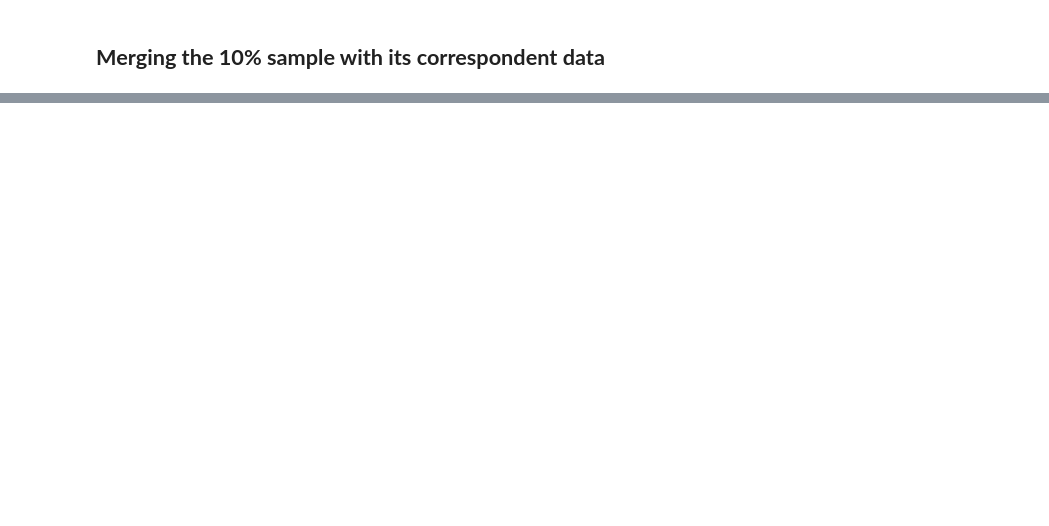
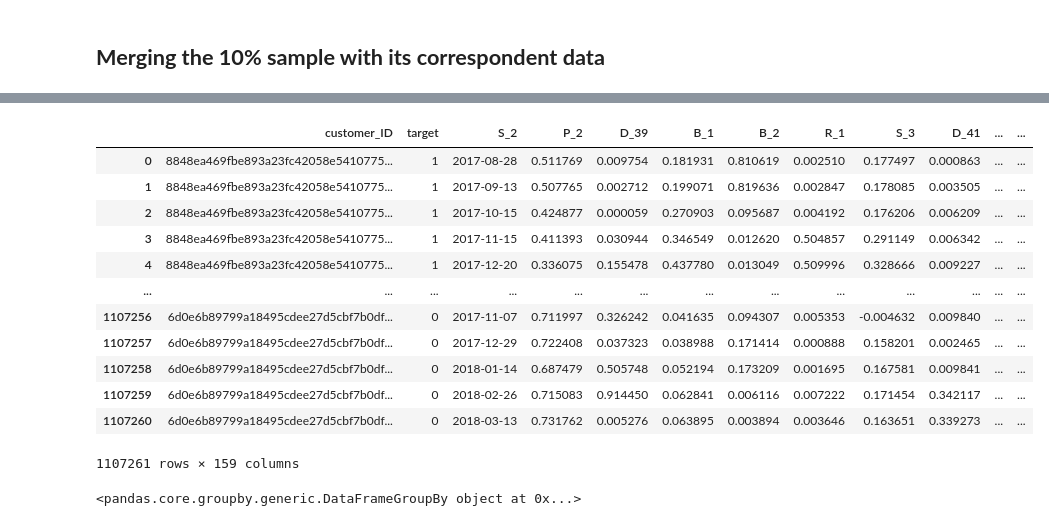
Before and after one commit to AntonioBobadilla/RetoIA, a Jupyter notebook: ClientsTrain.ipynb, the cells around one changed output, grey strips where cells are left out. Cells and saved outputs as stored; diff of their text form; code cells hidden in the pictures; blank space fills up the shorter version.

```diff
--- a/ClientsTrain.ipynb
+++ b/ClientsTrain.ipynb
@@ -56,0 +92,24 @@ TypeError: Can only merge Series or DataFrame objects, a <class 'dask.dataframe.
+# %%
+maxVal = amex_clients['customer_ID'].count()
+maxVal
+# %%
+amex_clients.dropna(thresh= (maxVal*0.70) , axis=1)
+# %% [output]
+|  | customer_ID | target | S_2 | P_2 | D_39 | B_1 | B_2 | R_1 | S_3 | D_41 | ... | ... |
+| 0 | 8848ea469fbe893a23fc42058e5410775... | 1 | 2017-08-28 | 0.511769 | 0.009754 | 0.181931 | 0.810619 | 0.002510 | 0.177497 | 0.000863 | ... | ... |
+| 1 | 8848ea469fbe893a23fc42058e5410775... | 1 | 2017-09-13 | 0.507765 | 0.002712 | 0.199071 | 0.819636 | 0.002847 | 0.178085 | 0.003505 | ... | ... |
+| 2 | 8848ea469fbe893a23fc42058e5410775... | 1 | 2017-10-15 | 0.424877 | 0.000059 | 0.270903 | 0.095687 | 0.004192 | 0.176206 | 0.006209 | ... | ... |
+| 3 | 8848ea469fbe893a23fc42058e5410775... | 1 | 2017-11-15 | 0.411393 | 0.030944 | 0.346549 | 0.012620 | 0.504857 | 0.291149 | 0.006342 | ... | ... |
+| 4 | 8848ea469fbe893a23fc42058e5410775... | 1 | 2017-12-20 | 0.336075 | 0.155478 | 0.437780 | 0.013049 | 0.509996 | 0.328666 | 0.009227 | ... | ... |
+| ... | ... | ... | ... | ... | ... | ... | ... | ... | ... | ... | ... | ... |
+| 1107256 | 6d0e6b89799a18495cdee27d5cbf7b0df... | 0 | 2017-11-07 | 0.711997 | 0.326242 | 0.041635 | 0.094307 | 0.005353 | -0.004632 | 0.009840 | ... | ... |
+| 1107257 | 6d0e6b89799a18495cdee27d5cbf7b0df... | 0 | 2017-12-29 | 0.722408 | 0.037323 | 0.038988 | 0.171414 | 0.000888 | 0.158201 | 0.002465 | ... | ... |
+| 1107258 | 6d0e6b89799a18495cdee27d5cbf7b0df... | 0 | 2018-01-14 | 0.687479 | 0.505748 | 0.052194 | 0.173209 | 0.001695 | 0.167581 | 0.009841 | ... | ... |
+| 1107259 | 6d0e6b89799a18495cdee27d5cbf7b0df... | 0 | 2018-02-26 | 0.715083 | 0.914450 | 0.062841 | 0.006116 | 0.007222 | 0.171454 | 0.342117 | ... | ... |
+| 1107260 | 6d0e6b89799a18495cdee27d5cbf7b0df... | 0 | 2018-03-13 | 0.731762 | 0.005276 | 0.063895 | 0.003894 | 0.003646 | 0.163651 | 0.339273 | ... | ... |
+1107261 rows × 159 columns
+# %%
+dfamex = amex_clients.groupby(amex_clients.customer_ID)
+dfamex
+# %% [output]
+<pandas.core.groupby.generic.DataFrameGroupBy object at 0x...>
```
Also changed, not shown: parts of 13 cells of this notebook.
